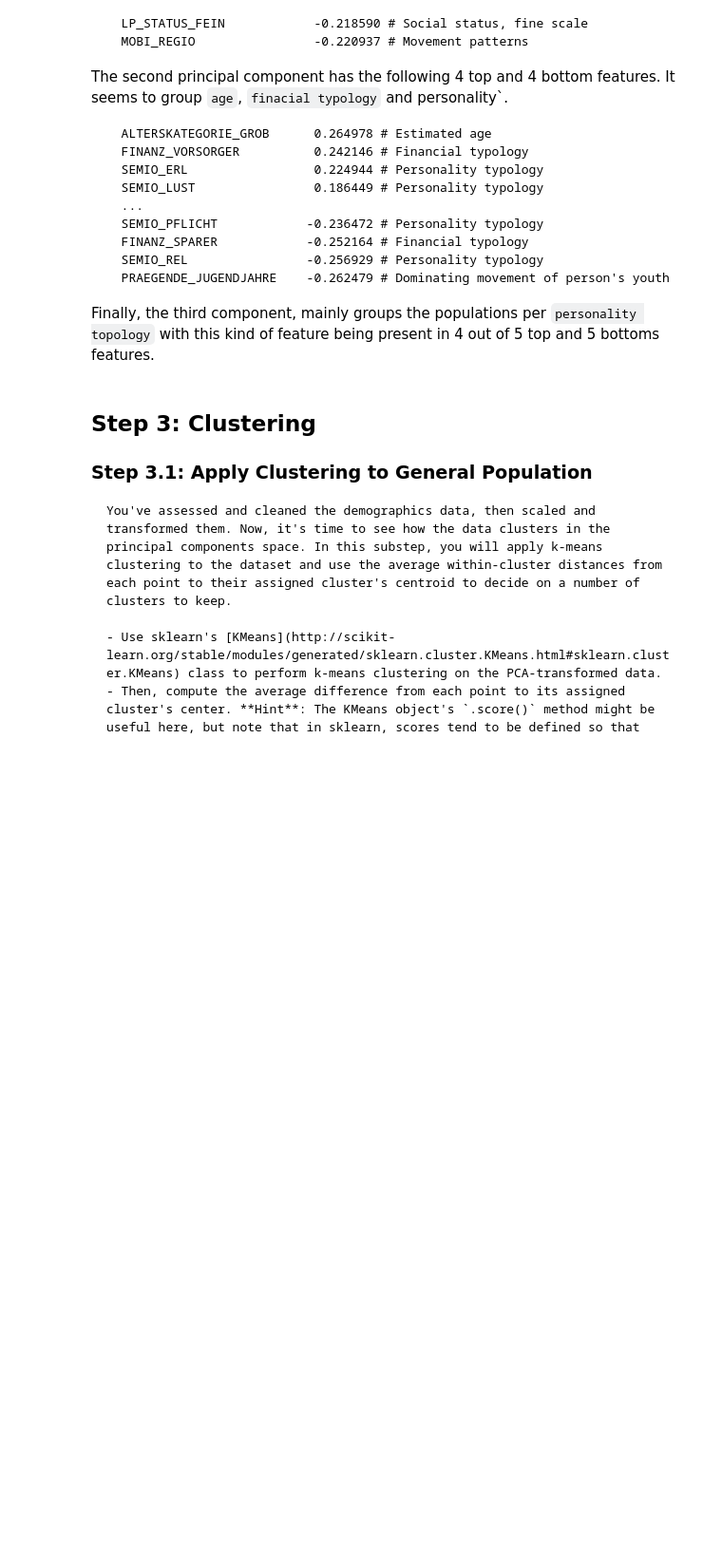
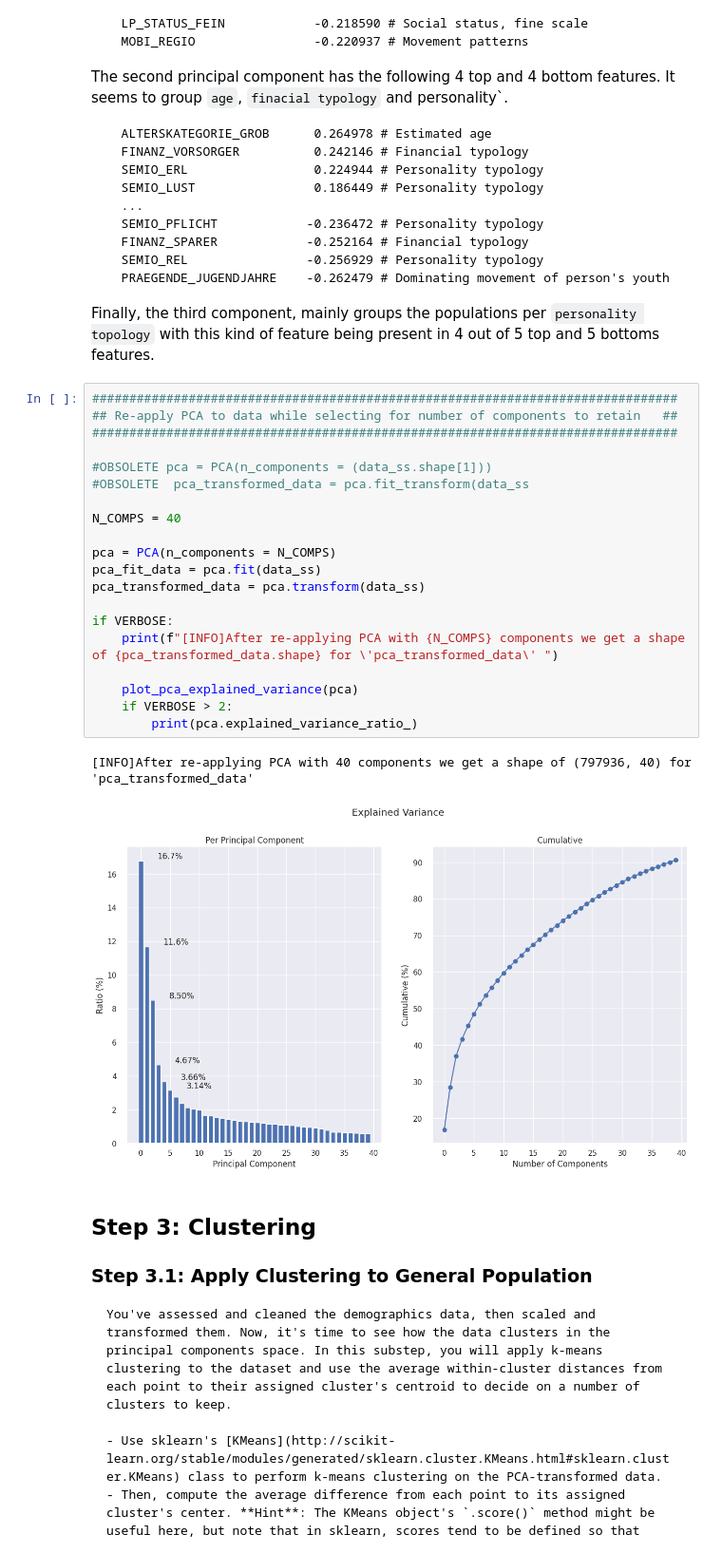
Before and after one commit to fab7/LESSONS-Unsupervised-Learning, a Jupyter notebook: project/Identify_Customer_Segments.ipynb, the cells around one changed output. Shown at 95% size. Saved outputs shown, nothing was run; the diff lists cells and outputs as text; blank space fills up the shorter version.

````diff
--- a/project/Identify_Customer_Segments.ipynb
+++ b/project/Identify_Customer_Segments.ipynb
@@ -1455,6 +1531,29 @@ The second principal component has the following 4 top and 4 bottom features. It
   PRAEGENDE_JUGENDJAHRE    -0.262479 # Dominating movement of person's youth
 ```
 Finally, the third component, mainly groups the populations per `personality topology` with this kind of feature being present in 4 out of 5 top and 5 bottoms features.
+# %%
+###############################################################################
+## Re-apply PCA to data while selecting for number of components to retain   ##
+###############################################################################
+
+#OBSOLETE pca = PCA(n_components = (data_ss.shape[1]))
+#OBSOLETE  pca_transformed_data = pca.fit_transform(data_ss
+
+N_COMPS = 40
+
+pca = PCA(n_components = N_COMPS)
+pca_fit_data = pca.fit(data_ss)
+pca_transformed_data = pca.transform(data_ss)
+
+if VERBOSE:
+    print(f"[INFO]After re-applying PCA with {N_COMPS} components we get a shape of {pca_transformed_data.shape} for \'pca_transformed_data\' ")
+
+    plot_pca_explained_variance(pca)
+    if VERBOSE > 2:
+        print(pca.explained_variance_ratio_)
+# %% [output]
+[INFO]After re-applying PCA with 40 components we get a shape of (797936, 40) for 'pca_transformed_data'
+[figure, added]
 # %% [markdown]
 ## Step 3: Clustering
 
````
Also changed, not shown: parts of 31 cells of this notebook.
